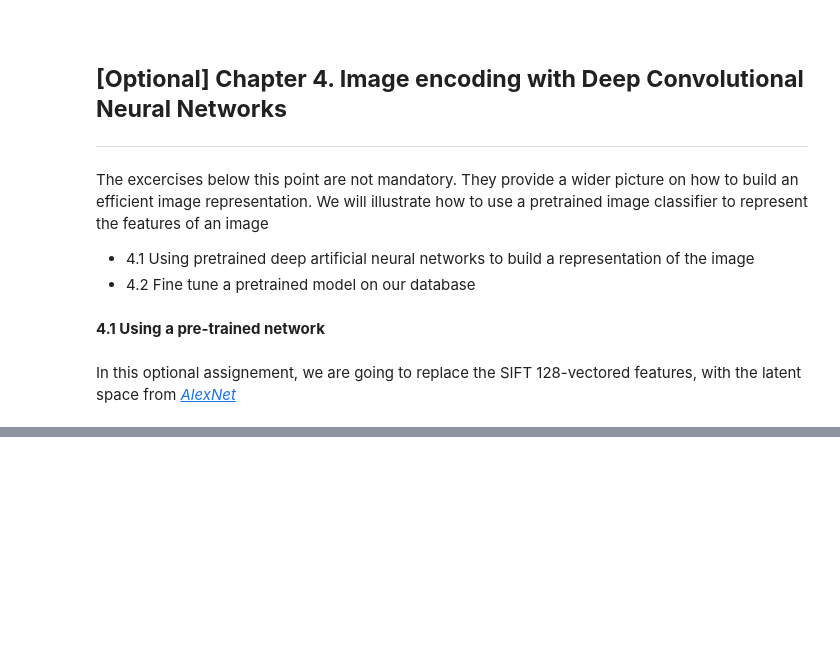
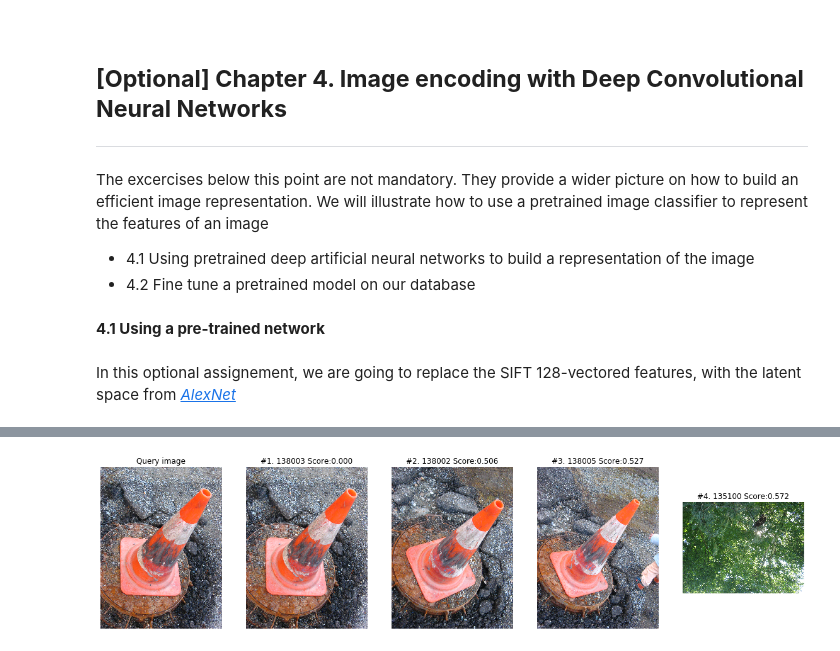
Before and after one commit to epignatelli/scalable-recognition-with-a-vocabulary-tree, a Jupyter notebook: 3. Create a vocabulary tree.ipynb, the cells around one changed output, grey strips where cells are left out. Saved outputs shown, nothing was run; the diff lists cells and outputs as text; code cells hidden in the pictures; blank space fills up the shorter version.

```diff
--- a/3. Create a vocabulary tree.ipynb
+++ b/3. Create a vocabulary tree.ipynb
@@ -468,0 +503,5 @@ database_cnn.show_results(query, scores, figsize=(20, 10))
+# %%
+scores = database.retrieve(query)
+database.show_results(query, scores, figsize=(20, 10))
+# %% [output]
+[figure, added]
```
Also changed, not shown: parts of 17 cells of this notebook.
